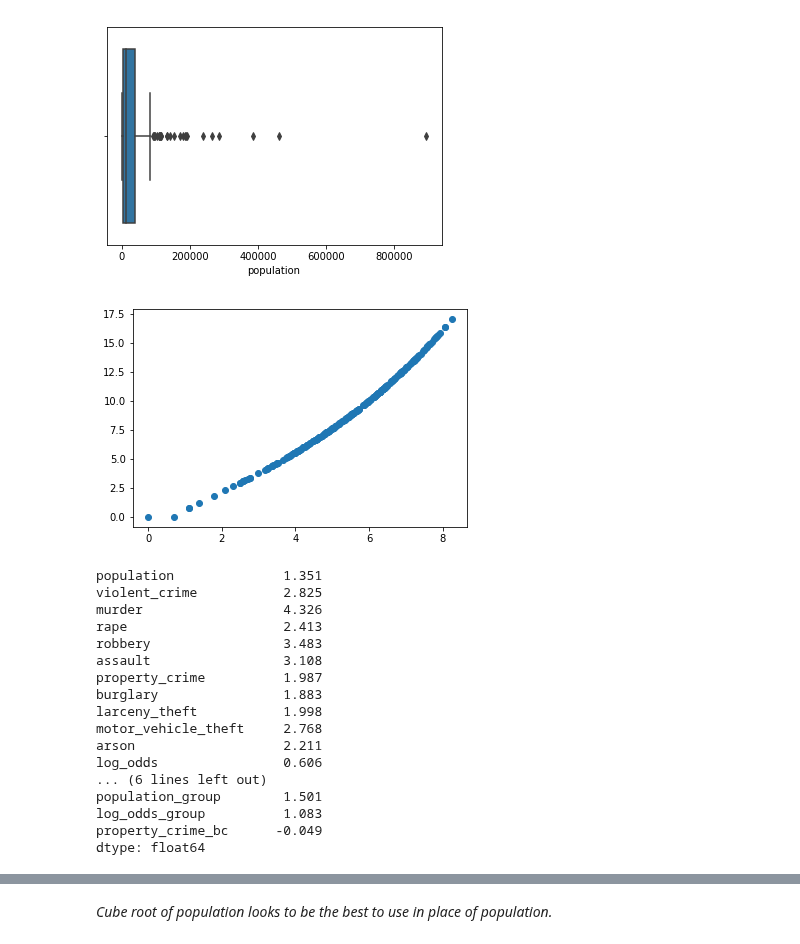
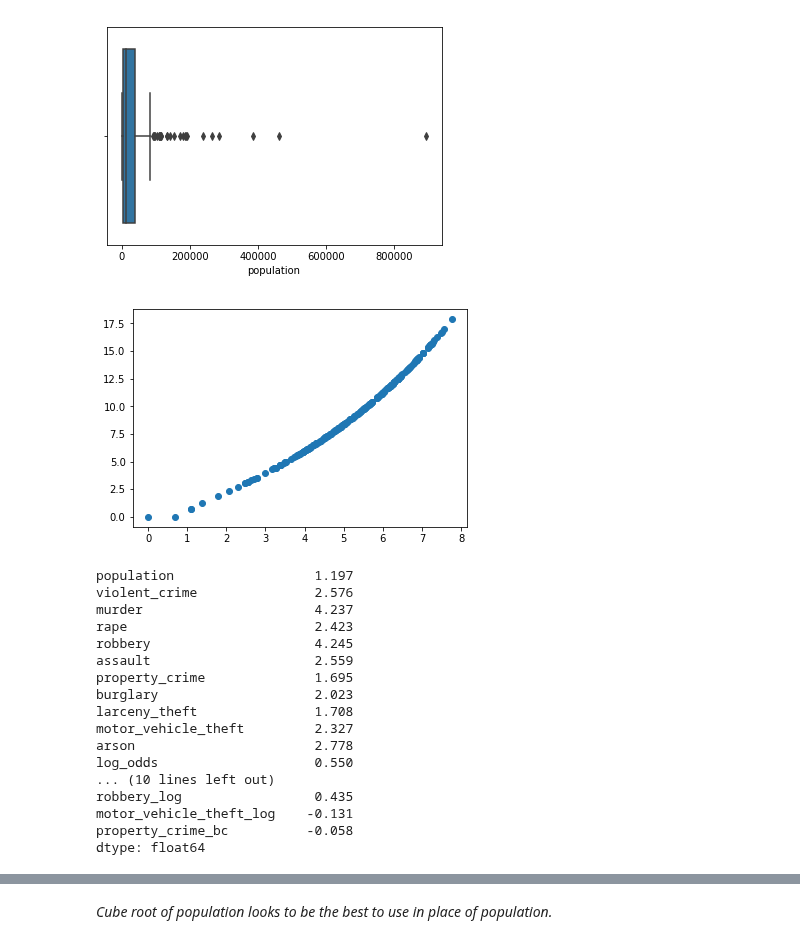
Before and after one commit to mkm29/DataScience, a Jupyter notebook: thinkful/unit/2/4/challenge_crime_regression.ipynb, the cells around one changed output, grey strips where cells are left out. Drawn from its saved outputs; the diff is of its cells as text; code cells hidden in the pictures.

```diff
--- a/thinkful/unit/2/4/challenge_crime_regression.ipynb
+++ b/thinkful/unit/2/4/challenge_crime_regression.ipynb
@@ -70,30 +47,66 @@ df["log_odds_group"] = pd.cut(df.log_odds, 5, labels=groups)
+# %%
+# log population
+florida["population_log"] = np.log(florida.population)
+
+# log1p first adds 1 to x then logs the result
+florida["property_crime_log"] = np.log1p(florida.property_crime)
+
+# create a population_medium indicator variable
+# these are going to be relative to the population in each state
+# the medium group is the interquartile range on population (between 1st and 3rd quantiles)
+florida["population_medium"] = (florida.population.between(3620.0, 24929.5)).astype("int")
+
+# create n population groups
+florida["population_group"] = pd.cut(florida.population, 5, labels=list(range(1,6)))
+
+# create robbery dummy var
+florida["has_robbery"] = np.where(florida.robbery>0,1,0)
+florida["has_property_crime"] = np.where(florida.property_crime>0,1,0)
+
+# because box-cox transforms require x>0, when property_crime is 0 we add 1, else we leave it alone
+florida["property_crime_2"] = florida["property_crime"].apply(lambda x: x+1 if x == 0 else x)
+
+# burglary_cube_root
+florida["burglary_cube_root"] = florida.burglary**(1/3)
+
+# assault_log
+florida["assault_log"] = np.log1p(florida.assault)
+
+# larceny_theft_cube_root
+florida["larceny_theft_cube_root"] = florida.larceny_theft ** (1/3)
+
+# robbery_log
+florida["robbery_log"] = np.log1p(florida.robbery)
+
+# motor_vehicle_theft_log
+florida["motor_vehicle_theft_log"] = np.log1p(florida.motor_vehicle_theft)
 # %%
-bc = boxcox(df["property_crime_2"])
-df['property_crime_bc'] = bc[0]
+bc = boxcox(florida["property_crime_2"])
+florida['property_crime_bc'] = bc[0]
 bc_lambda = bc[1]
 
-plt.scatter(df["property_crime_log"], bc[0])
+plt.scatter(florida["property_crime_log"], bc[0])
 plt.show()
 # %% [output]
-[figure, old version]
+[figure, new version]
 # %%
-df.skew()
+florida.skew()
 # %% [output]
-population              1.351
-violent_crime           2.825
-murder                  4.326
-rape                    2.413
-robbery                 3.483
-assault                 3.108
-property_crime          1.987
-burglary                1.883
-larceny_theft           1.998
-motor_vehicle_theft     2.768
-arson                   2.211
-log_odds                0.606
-... (6 lines left out)
-population_group        1.501
-log_odds_group          1.083
-property_crime_bc      -0.049
+population                  1.197
+violent_crime               2.576
+murder                      4.237
+rape                        2.423
+robbery                     4.245
+assault                     2.559
+property_crime              1.695
+burglary                    2.023
+larceny_theft               1.708
+motor_vehicle_theft         2.327
+arson                       2.778
+log_odds                    0.550
+... (10 lines left out)
+robbery_log                 0.435
+motor_vehicle_theft_log    -0.131
+property_crime_bc          -0.058
 dtype: float64
 # %%
```
Also changed, not shown: parts of 59 cells of this notebook.
